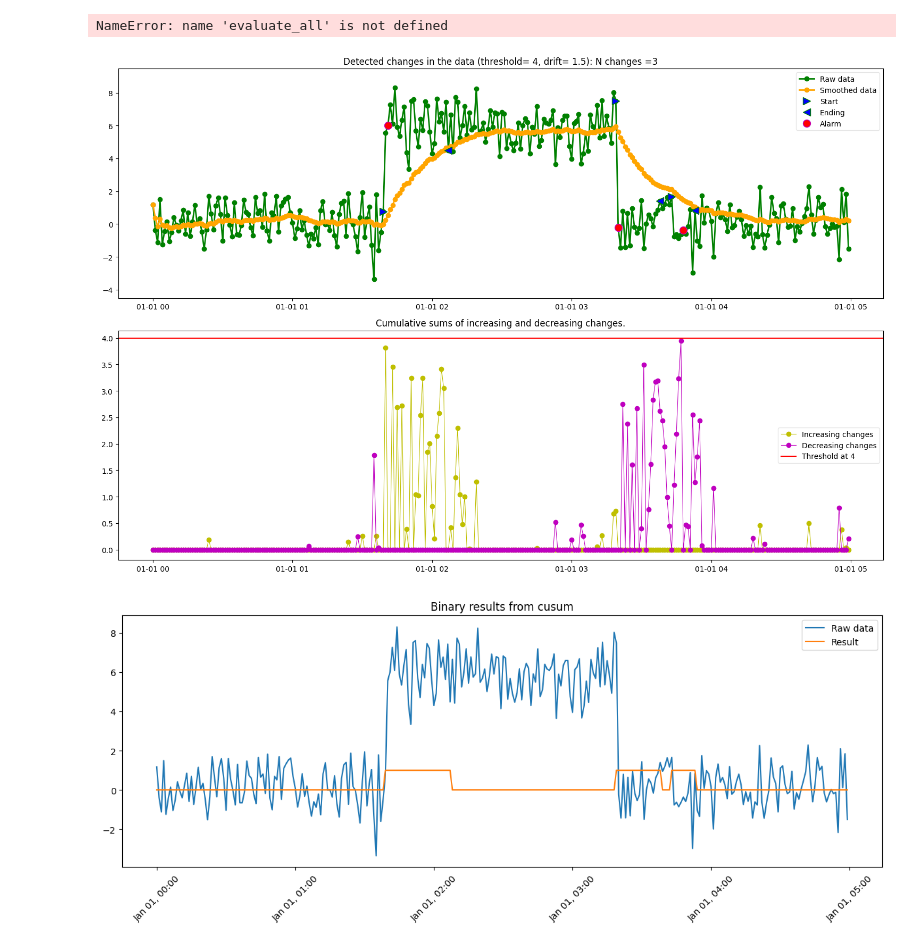
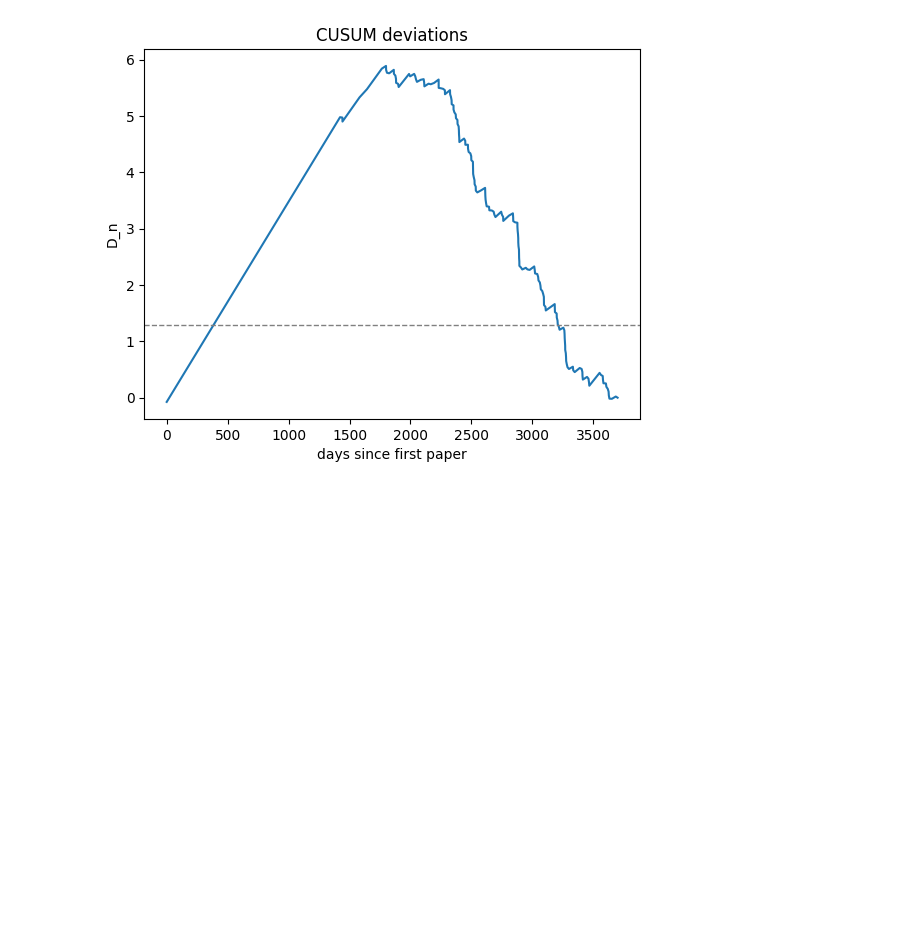
Before and after one commit to Habenzu/ECB_Topic_Chronicles, a Jupyter notebook: timeseries_analysis.ipynb, the cells around one changed output. Cells and saved outputs as stored; diff of their text form; code cells hidden in the pictures; blank space fills up the shorter version.

```diff
--- a/timeseries_analysis.ipynb
+++ b/timeseries_analysis.ipynb
@@ -3,22 +3,19 @@ from src.bertopic_pipeline import BERTopicPipeline
 import polars as pl
 import matplotlib.pyplot as plt
 import ruptures as rpt
+from pathlib import Path
+from src.change_point_detection import *
 
 embedding_models = [
-    # 'text-embedding-3-large',
-    # 'all-mpnet-base-v2',
-    'all-MiniLM-L12-v2'
-    ]
+    'text-embedding-3-large',
+    'all-mpnet-base-v2',
+    'all-MiniLM-L12-v2']
 
-models = {}
+model_base_dir = Path('models')
+topic_models = {}
 overall_benchmarkings = {}
-per_cluster_benchmarkings = {}
-for model_name in embedding_models:
-    pipeline = BERTopicPipeline(embedding_model_name=model_name)
-    pipeline.load_existing_model()
-    pipeline.assign_topic_per_doc()
-    models[model_name] = pipeline
-    topic_quality = pipeline.evaluate_topic_quality(top_n_words=10)
-    per_cluster_benchmarkings[model_name] = topic_quality[model_name].pop('per_cluster')
-    overall_benchmarkings.update(topic_quality)
+for model in embedding_models:
+    tmp_topic_model = BERTopicPipeline(model).load(model_base_dir / f'topic_model_{model}')
+    topic_models[model] = tmp_topic_model
+    overall_benchmarkings[model] = tmp_topic_model.topic_quality_all
 # %% [output]
@@ -313,38 +31,11 @@ Conversion of an array with ndim > 0 to a scalar is deprecated, and will error i
-# %%
-res = evaluate_all(signal)
-print(res)
-# %% [output]
-NameError: name 'evaluate_all' is not defined
-# %%
-import matplotlib.pyplot as plt
-import numpy as np
-import pandas as pd
-
-from matplotlib.dates import DateFormatter
-
-from indsl.detect.cusum import Cusum
-
-
-# generate synthetic data with shift
-y = np.random.randn(300)
-y[100:200] += 6
-index = pd.date_range(start="1970", periods=300, freq="1min")
-raw_data = pd.Series(y, index=index)
-
-# get cusum results and plot the intermidiate figures
-res = Cusum(raw_data, threshold=4, drift=1.5, detect="both", predict_ending=True).cusum(plot_cusum=True)
-
-# Plot the raw data and the resulting binary pd.Series returned from the cusum
-fig, ax = plt.subplots(1, 1, figsize=[15, 5])
-ax.plot(raw_data, label="Raw data")
-ax.plot(res, label="Result")
-ax.set_title("Binary results from cusum")
-_ = ax.legend(loc="best")
-# Formatting
-myFmt = DateFormatter("%b %d, %H:%M")
-ax.xaxis.set_major_formatter(myFmt)
-ax.xaxis.set_major_formatter(DateFormatter("%b %d, %H:%M"))
-_ = plt.setp(ax.get_xticklabels(), rotation=45)
-# %% [output]
-[figure, removed]
-[figure, removed]
+# %%
+df = topic_models['all-MiniLM-L12-v2'].data
+df = clean_up_time_series_data(df)
+events = create_time_series_events(df)
+event_days, D, critical_value = calculate_cumsum_statistics(events, plot = True)
+cps, info = galeano_binary_segmentation(events, alpha0=0.05, nsim=20_000)
+for d in info:
+    print(f"change @ idx {d['index']}  {d['date']}  "
+        f"lambda={d['stat']:.3f}  crit={d['crit']:.3f}")
+# %% [output]
+[figure, added]
```
Also changed, not shown: parts of 15 cells of this notebook, 6 other files.
